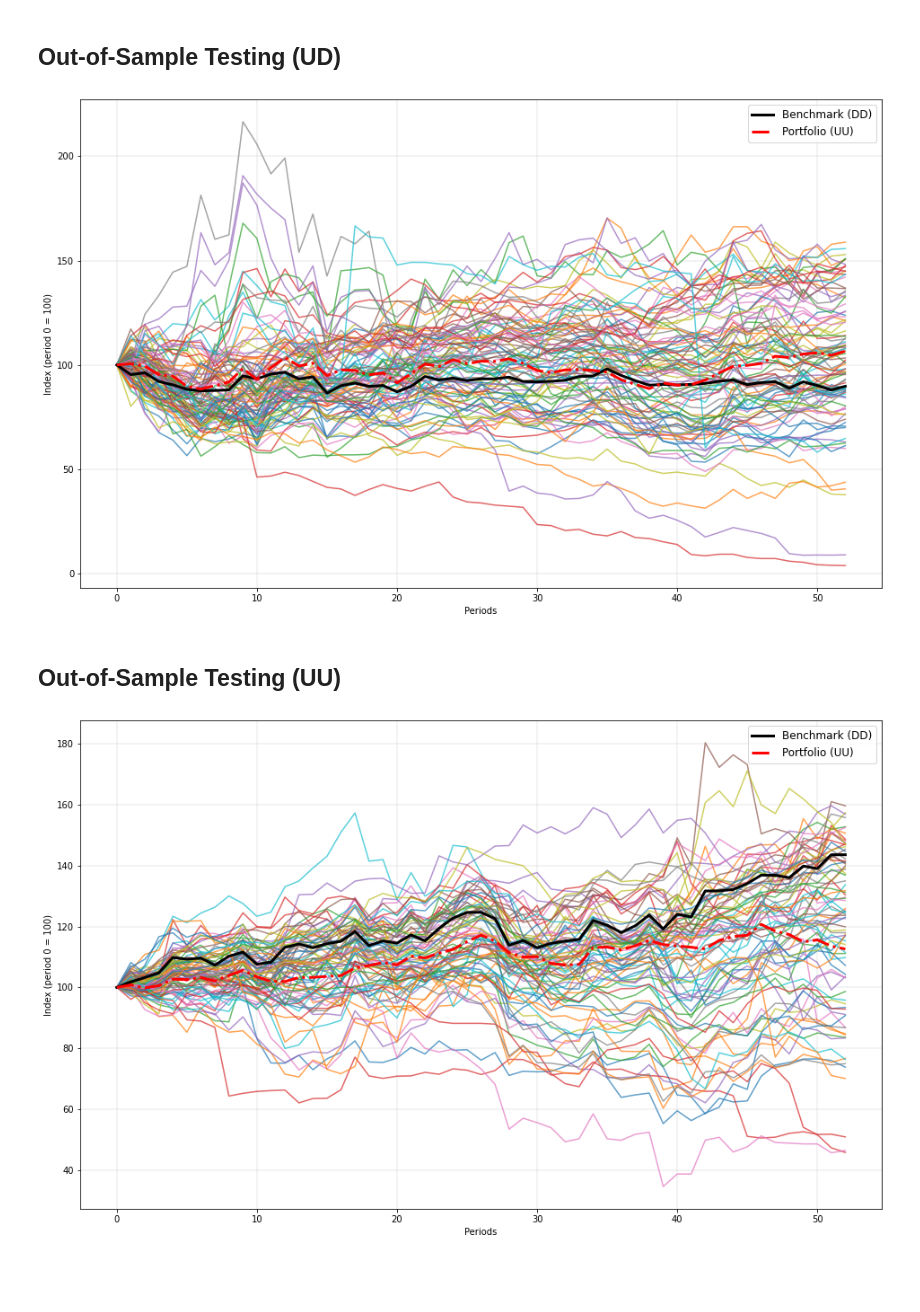
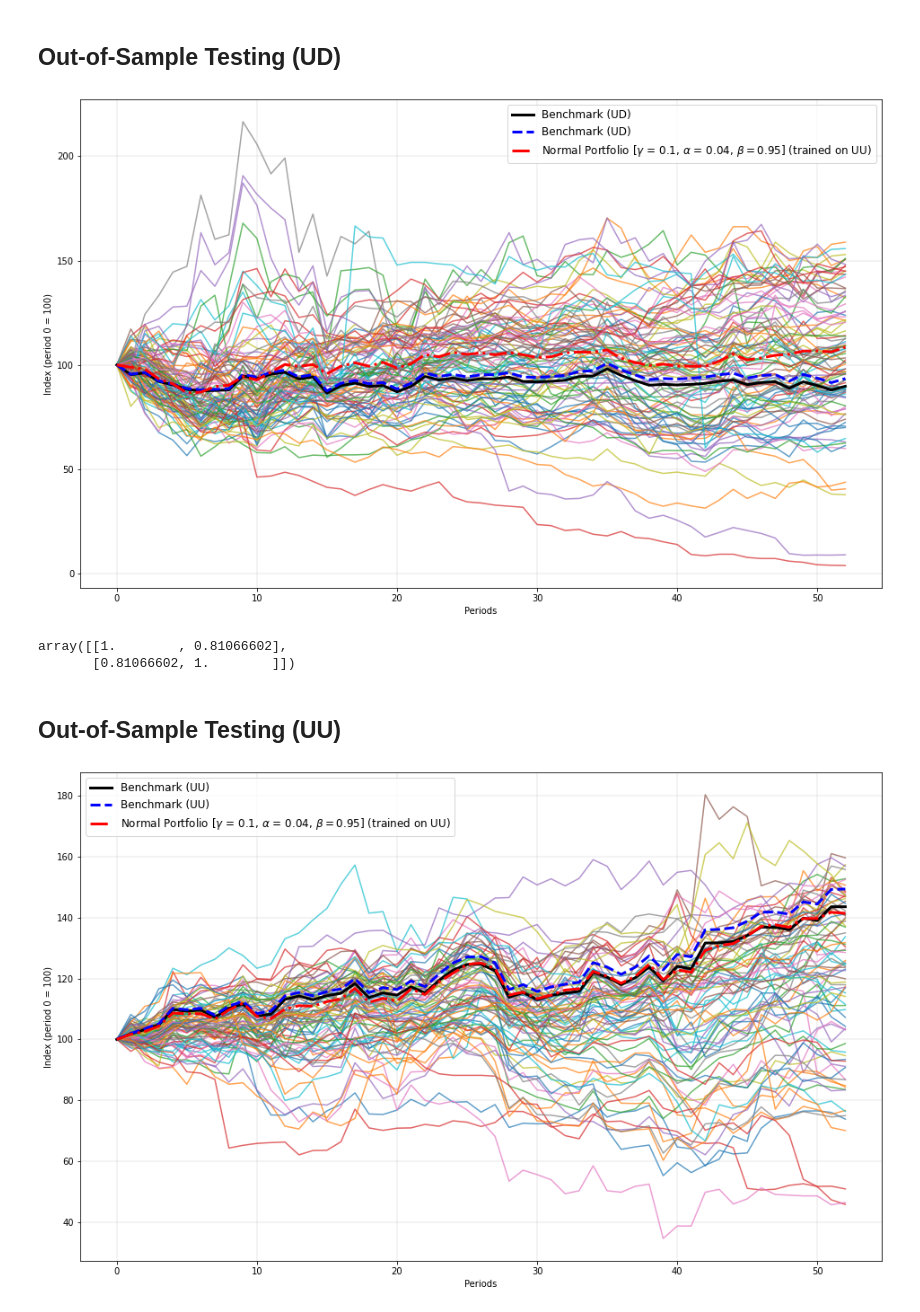
Before and after one commit to AEngly/distributionally-robust-portfolio-optimization, a Jupyter notebook: Main Model.ipynb, the cells around one changed output. Cells and saved outputs as stored; diff of their text form; code cells hidden in the pictures; blank space fills up the shorter version.

```diff
--- a/Main Model.ipynb
+++ b/Main Model.ipynb
@@ -18,3 +20,8 @@ from mosek.fusion import *
+# %%
+shortingCapacity = 0.00;
+
+models = ["Program (2.38)","Program (2.42)", "Program (2.43)"]
+selectedModel = models[2];
 # %% [markdown]
 ## Load Training and Test Data
 # %%
@@ -81 +90,3 @@ indexAlpha = Index + alphaWeekly;
+# %%
+pi = np.ones(T)*(1/T);
 # %%
@@ -167,0 +278,7 @@ Name: 200, Length: 105, dtype: object
+# %%
+selectedRow = 87;
+betaSubset = 0.95;
+subsetOfResults = df_result_shorting.loc[df_result_shorting.loc[:, 'beta'] == betaSubset, :];
+selectRowOfSubset = subsetOfResults.iloc[selectedRow, :];
+gamma, alpha, beta = selectRowOfSubset.loc[["gamma", "alpha", "beta"]].values;
+optimalAllocation = subsetOfResults.iloc[selectedRow, :].values[6:]
@@ -324,11 +558,17 @@ ax.plot(selectedData[:,selectedData[-1,:] < 160], alpha = 0.7);
 intermediateIndex = np.transpose(IndexOoS2);
 intermediateIndex = np.cumprod(intermediateIndex + 1)
 index = intermediateIndex * 100;
-ax.plot(index, label="Benchmark (DD)", linestyle='-', linewidth=3, color = 'black', alpha=1.0)
+ax.plot(index, label="Benchmark (UD)", linestyle='-', linewidth=3, color = 'black', alpha=1.0)
+
+# Plot enhanced index
+intermediateIndex = np.transpose(IndexOoS2);
+intermediateIndex = np.cumprod(intermediateIndex + alphaWeekly + 1)
+enhancedIndex = intermediateIndex * 100;
+ax.plot(enhancedIndex, label="Benchmark (UD)", linestyle='--', linewidth=3, color = 'blue', alpha=1.0)
 
 # Plot portfolio
 portfolioIndexed = np.cumprod(portfolio + 1) * 100;
-ax.plot(portfolioIndexed, label="Portfolio ({})".format(whichData), linestyle='-.', linewidth=3, color = 'red', alpha=1.0)
+ax.plot(portfolioIndexed, label=r'Normal Portfolio [$\gamma$ = {}, $\alpha$ = {}, $\beta = {}$] (trained on {})'.format(round(gamma, 2), round(alpha, 2), round(beta, 2), whichData), linestyle='-.', linewidth=3, color = 'red', alpha=1.0)
 
 # Title and labels
 #ax.set_title("Plot of Selected Data in Indtrack1.txt")
@@ -348,7 +588,14 @@ colors = plt.cm.viridis(np.linspace(0, 1, N+1))
 # Show plot
 plt.show()
 # %% [output]
-[figure, old version]
+[figure, new version]
+# %%
+enhancedReturns = np.array([(enhancedIndex[i+1]/enhancedIndex[i] - 1) for i in range(0,len(enhancedIndex)-1)]);
+portfolioReturns = np.array([(portfolioIndexed[i+1]/portfolioIndexed[i] - 1) for i in range(0,len(portfolioIndexed)-1)]);
+np.corrcoef(enhancedReturns, portfolioReturns)
+# %% [output]
+array([[1.        , 0.81066602],
+       [0.81066602, 1.        ]])
 # %% [markdown]
 ## Out-of-Sample Testing (UU)
 # %%
@@ -362,33 +609,39 @@ fig, ax = plt.subplots(figsize=(16, 10))
 selectedData = AssetsOoS3;
 selectedData = np.cumprod(selectedData + 1,axis=0) * 100;
 ax.plot(selectedData[:,selectedData[-1,:] < 160], alpha = 0.7);
 
 # Plot index
 intermediateIndex = np.transpose(IndexOoS3);
 intermediateIndex = np.cumprod(intermediateIndex + 1)
 index = intermediateIndex * 100;
-ax.plot(index, label="Benchmark (DD)", linestyle='-', linewidth=3, color = 'black', alpha=1.0)
+ax.plot(index, label="Benchmark (UU)", linestyle='-', linewidth=3, color = 'black', alpha=1.0)
+
+# Plot enhanced index
+intermediateIndex = np.transpose(IndexOoS3);
+intermediateIndexAlpha = np.cumprod(intermediateIndex + alphaWeekly + 1)
+enhancedIndex = intermediateIndexAlpha * 100;
+ax.plot(enhancedIndex, label="Benchmark (UU)", linestyle='--', linewidth=3, color = 'blue', alpha=1.0)
 
 # Plot portfolio
 portfolioIndexed = np.cumprod(portfolio + 1) * 100;
-ax.plot(portfolioIndexed, label="Portfolio ({})".format(whichData), linestyle='-.', linewidth=3, color = 'red', alpha=1.0)
+ax.plot(portfolioIndexed, label=r'Normal Portfolio [$\gamma$ = {}, $\alpha$ = {}, $\beta = {}$] (trained on {})'.format(round(gamma, 2), round(alpha, 2), round(beta, 2), whichData), linestyle='-.', linewidth=3, color = 'red', alpha=1.0)
 
 # Title and labels
 #ax.set_title("Plot of Selected Data in Indtrack1.txt")
 ax.set_xlabel("Periods")
 ax.set_ylabel("Index (period 0 = 100)")
 
 # Legend
 ax.legend(loc="best", fontsize="large")
 
 # Grid lines
 ax.grid(True, linestyle='-', linewidth=0.3)
 
 # Color palette
 colors = plt.cm.viridis(np.linspace(0, 1, N+1))
 #ax.set_prop_cycle('color', colors)
 
 # Show plot
 plt.show()
 # %% [output]
-[figure, old version]
+[figure, new version]
```
Also changed, not shown: parts of 27 cells of this notebook.
